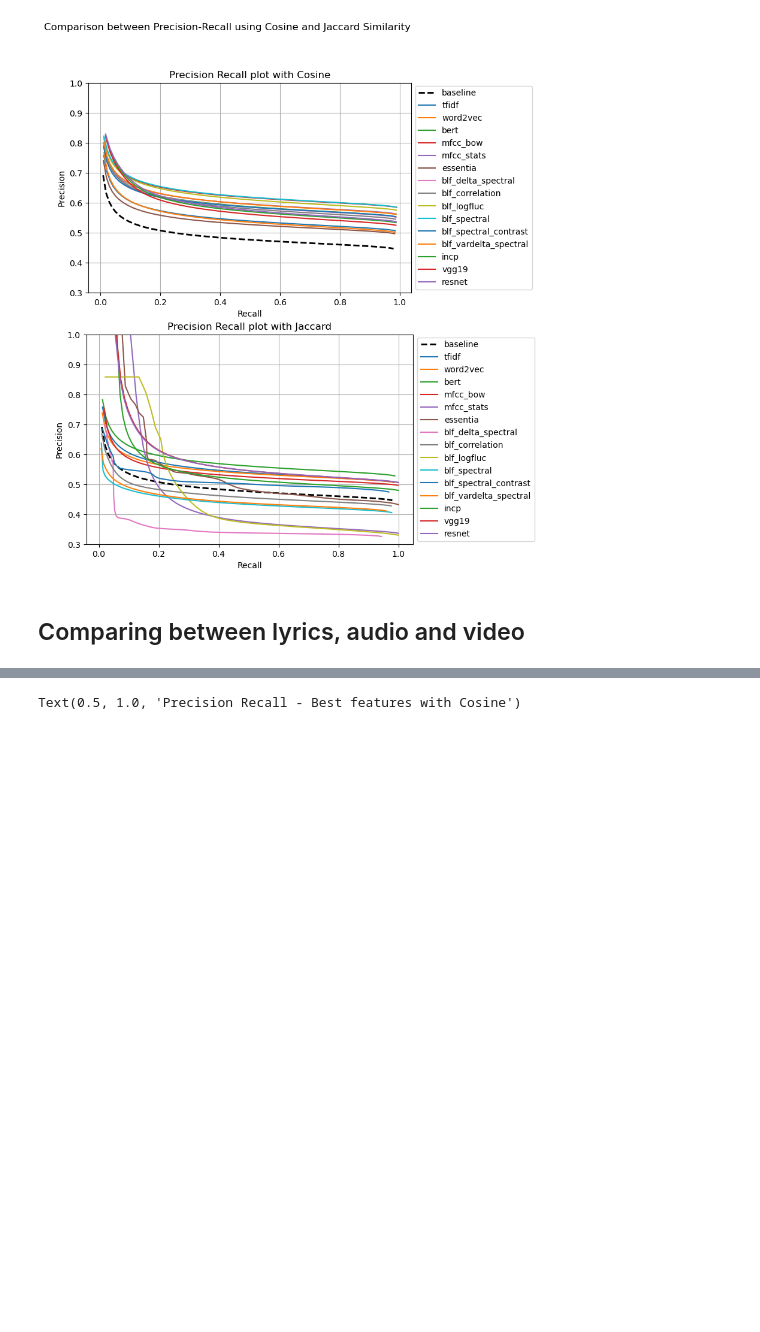
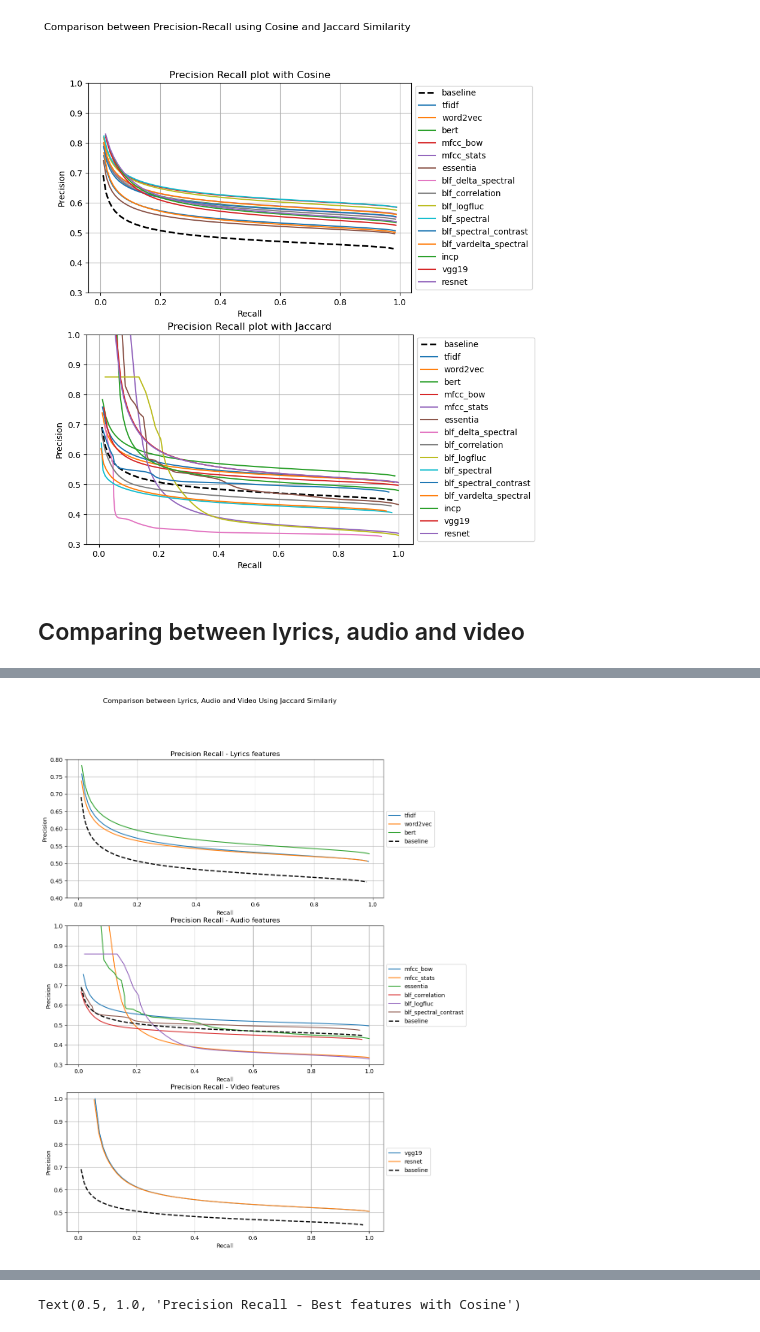
Before and after one commit to mmosc/MMSR, a Jupyter notebook: project/EvaluationMetrics-.ipynb, the cells around one changed output, grey strips where cells are left out. Drawn from its saved outputs; the diff is of its cells as text; code cells hidden in the pictures; blank space fills up the shorter version.

Commit message:
Evaluation metrics with early fusion datasets, hubness and popularity bias metrics added. Comparison and generation of model for backend.

```diff
--- a/project/EvaluationMetrics-.ipynb
+++ b/project/EvaluationMetrics-.ipynb
@@ -527,24 +348,21 @@ else:
-# %%
-if (exists(file_jaccard_mean_precision_datasets) and  exists(file_jaccard_mean_recall_datasets) and exists(file_jaccard_maxprecision_precision_datasets)):
-    jaccard_P = pd.read_csv(file_jaccard_mean_precision_datasets, index_col=0).to_numpy()
-    jaccard_R = pd.read_csv(file_jaccard_mean_recall_datasets, index_col=0).to_numpy()
-    jaccard_P_max = pd.read_csv(file_jaccard_maxprecision_precision_datasets, index_col=0).to_numpy()
-else:
-    i = 0
-    jaccard_P = np.zeros((len(jaccard_df.items()), 100))
-    jaccard_R = np.zeros((len(jaccard_df.items()), 100))
-    jaccard_P_max = np.zeros((len(jaccard_df.items()), 100))
-    for value in jaccard_df.values():
-        jaccard_P[i], jaccard_R[i], jaccard_P_max[i] = Precision(value, 100, True)
-        i += 1
-
-    pd.DataFrame(jaccard_P, index=jaccard_df.keys()).to_csv(file_jaccard_mean_precision_datasets)
-    pd.DataFrame(jaccard_R, index=jaccard_df.keys()).to_csv(file_jaccard_mean_recall_datasets)
-    pd.DataFrame(jaccard_P_max, index=jaccard_df.keys()).to_csv(file_jaccard_maxprecision_precision_datasets)
+# %%
+jaccard_P, jaccard_R, jaccard_P_max = get_preicison_data(file_jaccard_mean_precision_datasets,
+                                                         file_jaccard_mean_recall_datasets,
+                                                         file_jaccard_maxprecision_precision_datasets,
+                                                         jaccard_df,
+                                                         genres
+                                                        )
+# %%
+cosine_P, cosine_R, cosine_P_max = get_preicison_data(file_cosine_mean_precision_datasets,
+                                                         file_cosine_mean_recall_datasets,
+                                                         file_cosine_maxprecision_precision_datasets,
+                                                         cosine_df,
+                                                         genres
+                                                        )
 # %%
 fig, axs = plt.subplots(ncols=1, nrows=2, figsize=(30, 10))
 
-for i,key in enumerate(cosine_df.keys()):
+for i,key in enumerate(datasets_keys):
     if (key == 'baseline'):
         axs[0].plot(cosine_R[i], cosine_P_max[i], label=key, linestyle='dashed', color='black', linewidth=2)
     else:
@@ -559,7 +377,7 @@ axs[0].set_ylim(0.3,1)
 axs[0].grid(True)
 axs[0].legend(loc='center left', bbox_to_anchor=(1, 0.5))
 
-for i,key in enumerate(jaccard_df.keys()):
+for i,key in enumerate(datasets_keys):
     if (key == 'baseline'):
         axs[1].plot(jaccard_R[i], jaccard_P_max[i], label=key, linestyle='dashed', color='black', linewidth=2)
     else:
@@ -665,0 +443,12 @@ Text(0.5, 0.98, 'Comparison between Lyrics, Audio and Video using Cosine Similar
+# %%
+lyrics = ["tfidf", "word2vec", "bert"]
+audio = ["mfcc_stats", "essentia", "blf_logfluc", "mfcc_bow", "blf_spectral_contrast", "blf_correlation"]
+video = [ "vgg19", "resnet"]
+
+fig, axs = plot_lyrics_audio_video_precision_curves(lyrics, audio, video,
+                                                    (jaccard_R, jaccard_P_max),
+                                                    datasets_keys,
+                                                    "Jaccard")
+plt.show()
+# %% [output]
+[figure, added]
```
Also changed, not shown: parts of 96 cells of this notebook.
